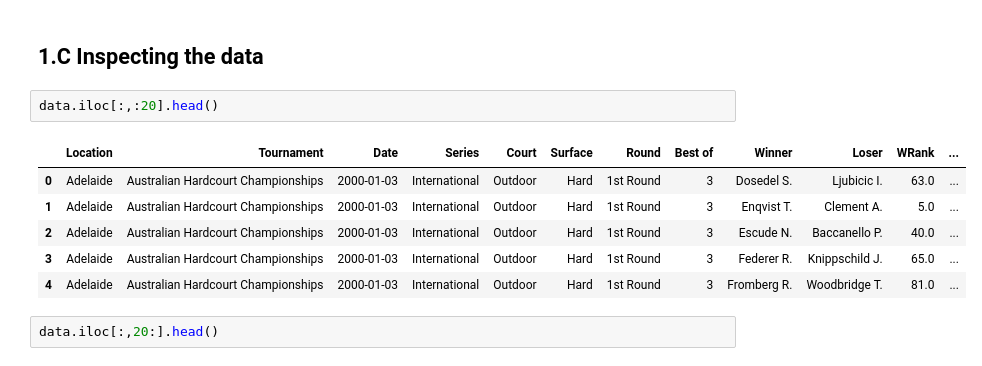
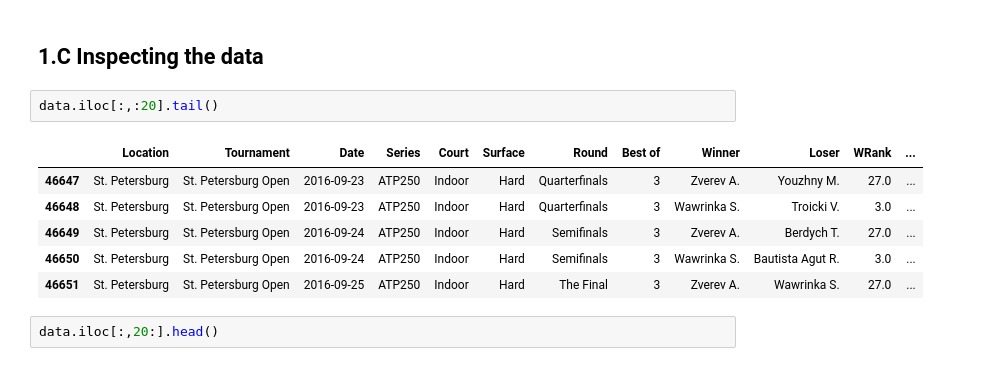
Before and after one commit to Vinh-CHUC/general-assembly-data-science-project, a Jupyter notebook: Exploratory Data Analysis.ipynb, the cells around one changed output. Drawn from its saved outputs; the diff is of its cells as text.

```diff
--- a/Exploratory Data Analysis.ipynb
+++ b/Exploratory Data Analysis.ipynb
@@ -86,14 +84,14 @@ dtype: int64
 # %% [markdown]
 ## 1.C Inspecting the data
 # %%
-data.iloc[:,:20].head()
+data.iloc[:,:20].tail()
 # %% [output]
 |  | Location | Tournament | Date | Series | Court | Surface | Round | Best of | Winner | Loser | WRank | ... |
-| 0 | Adelaide | Australian Hardcourt Championships | 2000-01-03 | International | Outdoor | Hard | 1st Round | 3 | Dosedel S. | Ljubicic I. | 63.0 | ... |
-| 1 | Adelaide | Australian Hardcourt Championships | 2000-01-03 | International | Outdoor | Hard | 1st Round | 3 | Enqvist T. | Clement A. | 5.0 | ... |
-| 2 | Adelaide | Australian Hardcourt Championships | 2000-01-03 | International | Outdoor | Hard | 1st Round | 3 | Escude N. | Baccanello P. | 40.0 | ... |
-| 3 | Adelaide | Australian Hardcourt Championships | 2000-01-03 | International | Outdoor | Hard | 1st Round | 3 | Federer R. | Knippschild J. | 65.0 | ... |
-| 4 | Adelaide | Australian Hardcourt Championships | 2000-01-03 | International | Outdoor | Hard | 1st Round | 3 | Fromberg R. | Woodbridge T. | 81.0 | ... |
+| 46647 | St. Petersburg | St. Petersburg Open | 2016-09-23 | ATP250 | Indoor | Hard | Quarterfinals | 3 | Zverev A. | Youzhny M. | 27.0 | ... |
+| 46648 | St. Petersburg | St. Petersburg Open | 2016-09-23 | ATP250 | Indoor | Hard | Quarterfinals | 3 | Wawrinka S. | Troicki V. | 3.0 | ... |
+| 46649 | St. Petersburg | St. Petersburg Open | 2016-09-24 | ATP250 | Indoor | Hard | Semifinals | 3 | Zverev A. | Berdych T. | 27.0 | ... |
+| 46650 | St. Petersburg | St. Petersburg Open | 2016-09-24 | ATP250 | Indoor | Hard | Semifinals | 3 | Wawrinka S. | Bautista Agut R. | 3.0 | ... |
+| 46651 | St. Petersburg | St. Petersburg Open | 2016-09-25 | ATP250 | Indoor | Hard | The Final | 3 | Zverev A. | Wawrinka S. | 27.0 | ... |
 # %%
 data.iloc[:,20:].head()
 # %% [output]
```
Also changed, not shown: parts of 24 cells of this notebook, 1 other file.
